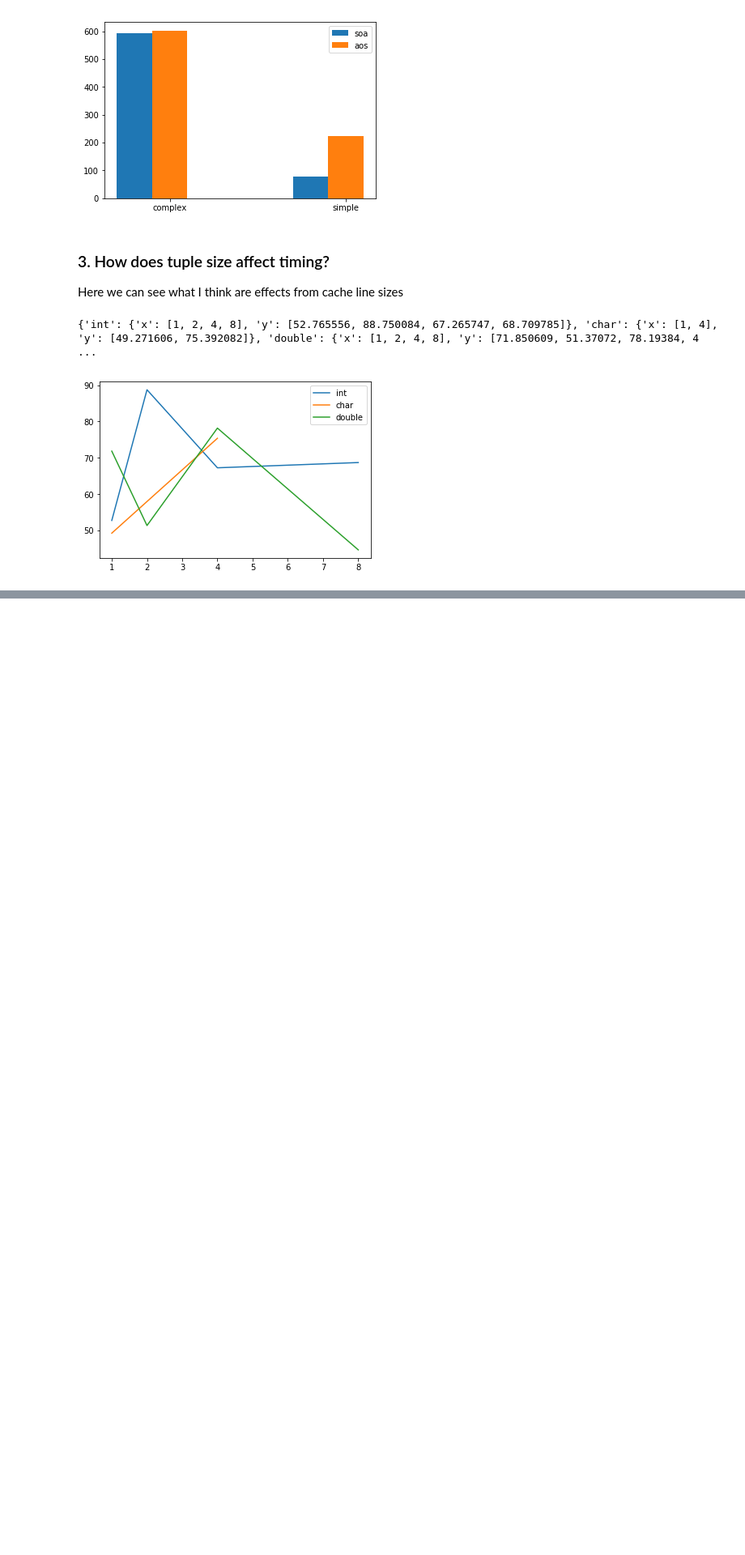
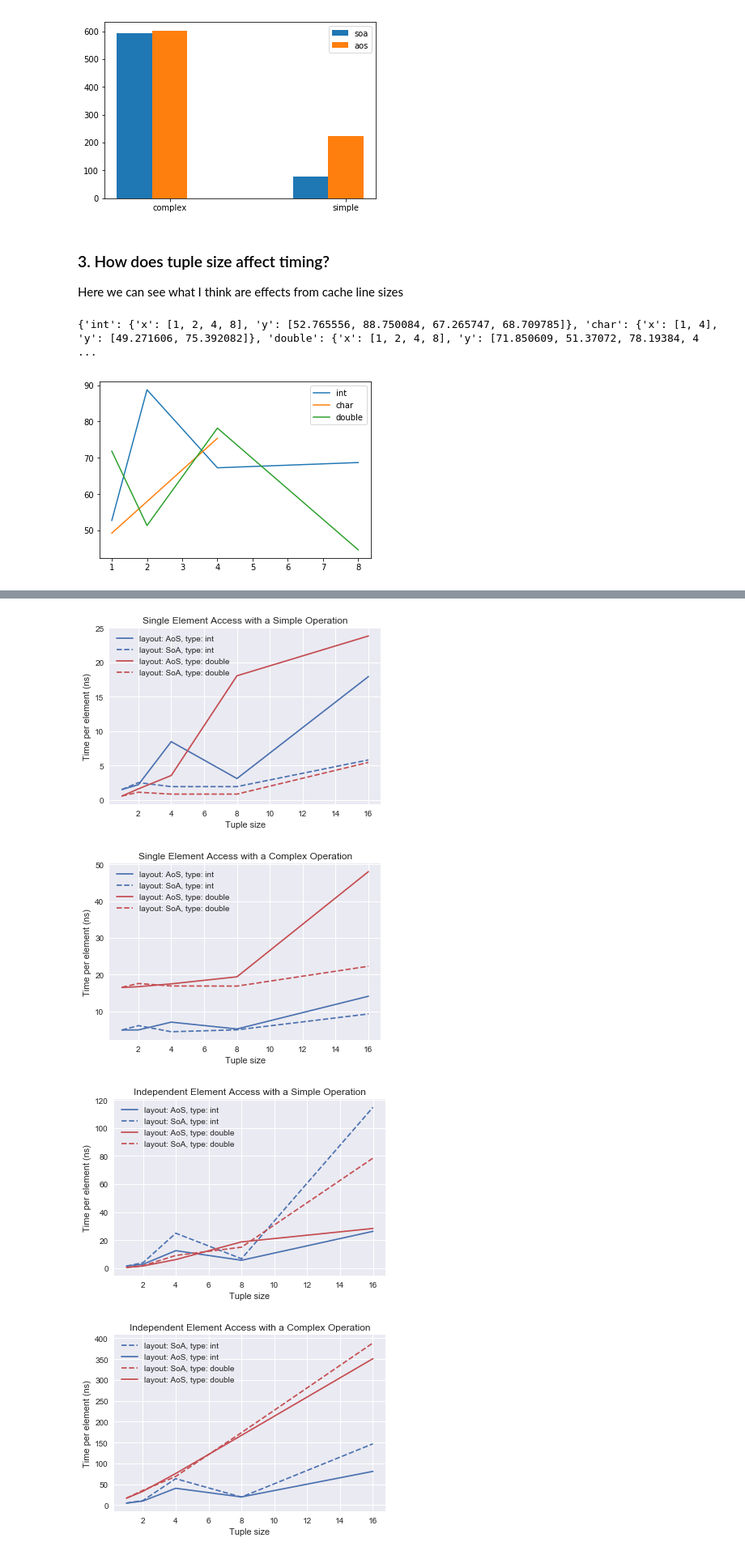
Before and after one commit to gress2/unpack-analysis-2, a Jupyter notebook: Analysis 2.ipynb, the cells around one changed output, grey strips where cells are left out. Shown at 81% size. Saved outputs shown, nothing was run; the diff lists cells and outputs as text; code cells hidden in the pictures; blank space fills up the shorter version.

```diff
--- a/Analysis 2.ipynb
+++ b/Analysis 2.ipynb
@@ -249,0 +256,62 @@ D.multi_line_plot(multi_xy)
+# %%
+ap = ['single', 'independent', 'combined']
+complexity = ['simple', 'complex']
+
+def to_pretty(o):
+    if o == 'aos':
+        return 'AoS'
+    else:
+        return 'SoA'
+
+for _ap in ap:
+    for _cp in complexity:
+        must_haves = {
+            'container_size': 262144,
+            'access_pattern': _ap,
+            'complexity': _cp,
+            'column': 'nocolumn',
+            'iterations': 32768,
+        }
+        filter_dicts = D.experiment_filter_dicts(unique, must_haves, let_vary)
+        allowed_types = D.make_tuple_types(['int', 'double'], [1,2,4,8,16])
+        filter_dicts = D.constrain_types(filter_dicts, allowed_types)
+        selection = D.multi_filter_df(filter_dicts, df)
+        selection = D.add_type_bases(selection)
+        selection = D.numeric_types(selection)
+        selection['timing'] = selection['timing'].apply(lambda l: np.mean(l))
+
+        d = dict()
+
+        plt.figure()
+        legend = list()
+        for type in selection['type_base'].unique():
+            d[type] = dict()
+            for orientation in selection['orientation'].unique():
+                d[type][orientation] = dict()
+                tmp = selection[(selection['orientation'] == orientation) & (selection['type_base'] == type)].sort_values('type')
+                x = tmp['type'].values
+                y = tmp['timing'].values * 1e9
+                y /= tmp['container_size']
+                y /= tmp['iterations']
+                x = list(x)
+                y = list(y)
+                if type == 'double':
+                    line_style = 'r'
+                else:
+                    line_style = 'b'
+                if orientation == 'soa':
+                    line_style += '--'
+                else:
+                    line_style += '-'
+                plt.plot(x, y, line_style)
+                legend.append('layout: {j}, type: {i}'.format(i=type, j=to_pretty(orientation)))
+        plt.title('{i} Element Access with a {j} Operation'.format(i=_ap.capitalize(),j=_cp.capitalize()))
+        plt.xlabel('Tuple size')
+        plt.ylabel('Time per element (ns)')
+        plt.legend(legend, loc=0, prop={'size': 10})
+        plt.savefig('{i}_{j}.png'.format(i=_cp,j=_ap))
+# %% [output]
+[figure, added]
+[figure, added]
+[figure, added]
+[figure, added]
```
Also changed, not shown: parts of 8 cells of this notebook.
